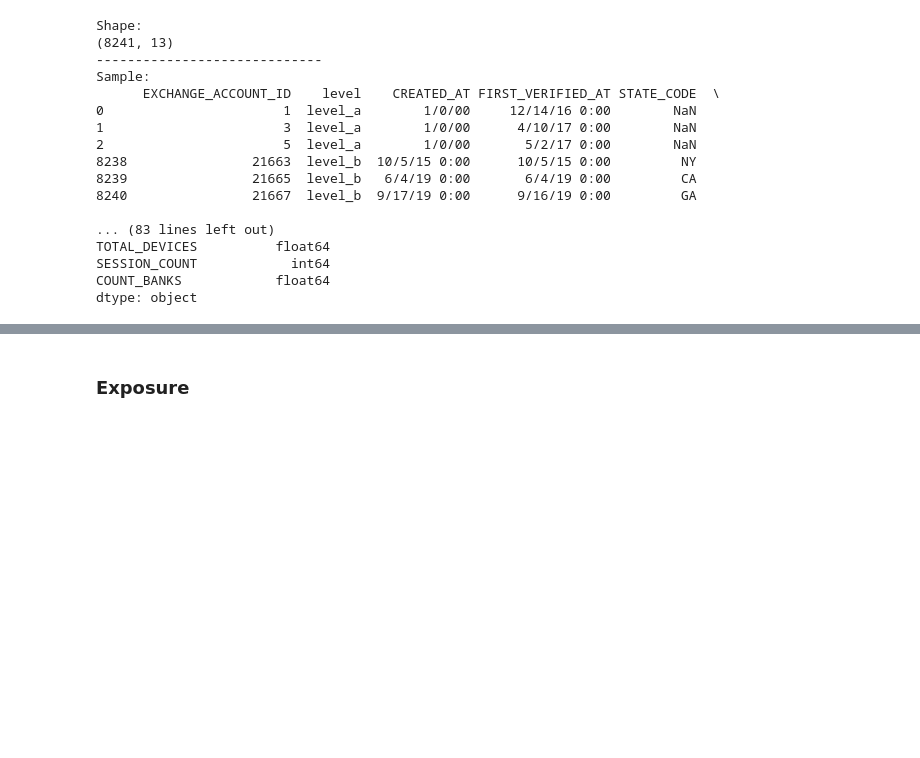
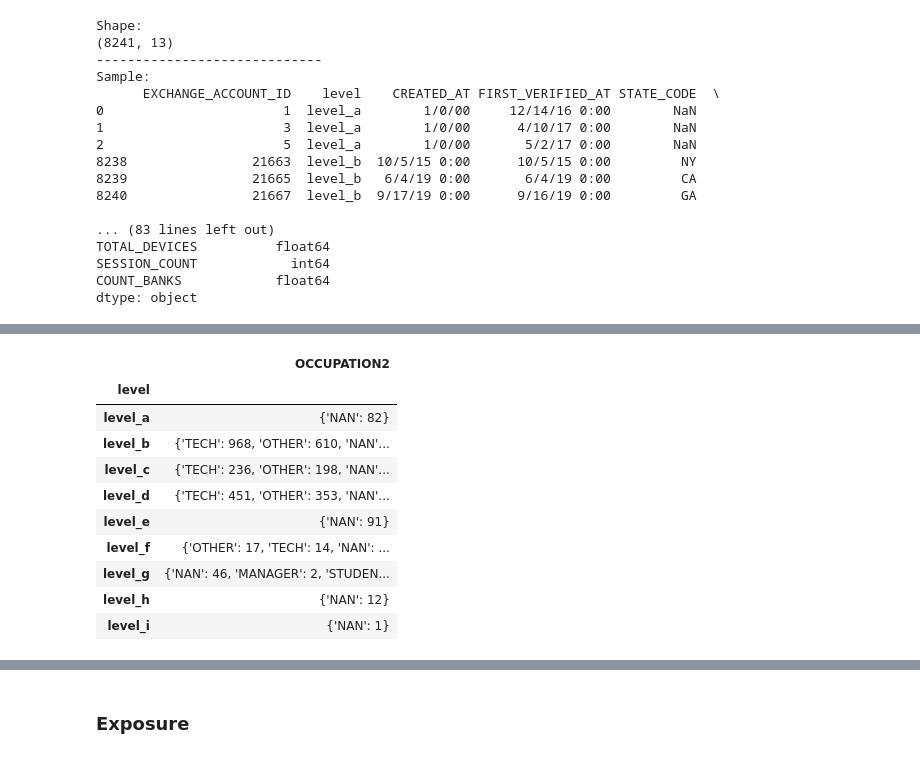
Before and after one commit to bkennedy04/Gemini, a Jupyter notebook: notebooks/1.0-EDA.ipynb, the cells around one changed output, grey strips where cells are left out. Saved outputs shown, nothing was run; the diff lists cells and outputs as text; code cells hidden in the pictures; blank space fills up the shorter version.

```diff
--- a/notebooks/1.0-EDA.ipynb
+++ b/notebooks/1.0-EDA.ipynb
@@ -280,2 +306,16 @@ MUSICIAN          11
 BARTENDER         10
 Name: OCCUPATION2, dtype: int64
+# %%
+dem.groupby('level').agg({'OCCUPATION2':lambda x:x.value_counts().to_dict()})
+# %% [output]
+|  | OCCUPATION2 |
+| level |  |
+| level_a | {'NAN': 82} |
+| level_b | {'TECH': 968, 'OTHER': 610, 'NAN'... |
+| level_c | {'TECH': 236, 'OTHER': 198, 'NAN'... |
+| level_d | {'TECH': 451, 'OTHER': 353, 'NAN'... |
+| level_e | {'NAN': 91} |
+| level_f | {'OTHER': 17, 'TECH': 14, 'NAN': ... |
+| level_g | {'NAN': 46, 'MANAGER': 2, 'STUDEN... |
+| level_h | {'NAN': 12} |
+| level_i | {'NAN': 1} |
```
Also changed, not shown: parts of 33 cells of this notebook, 4 other files.
